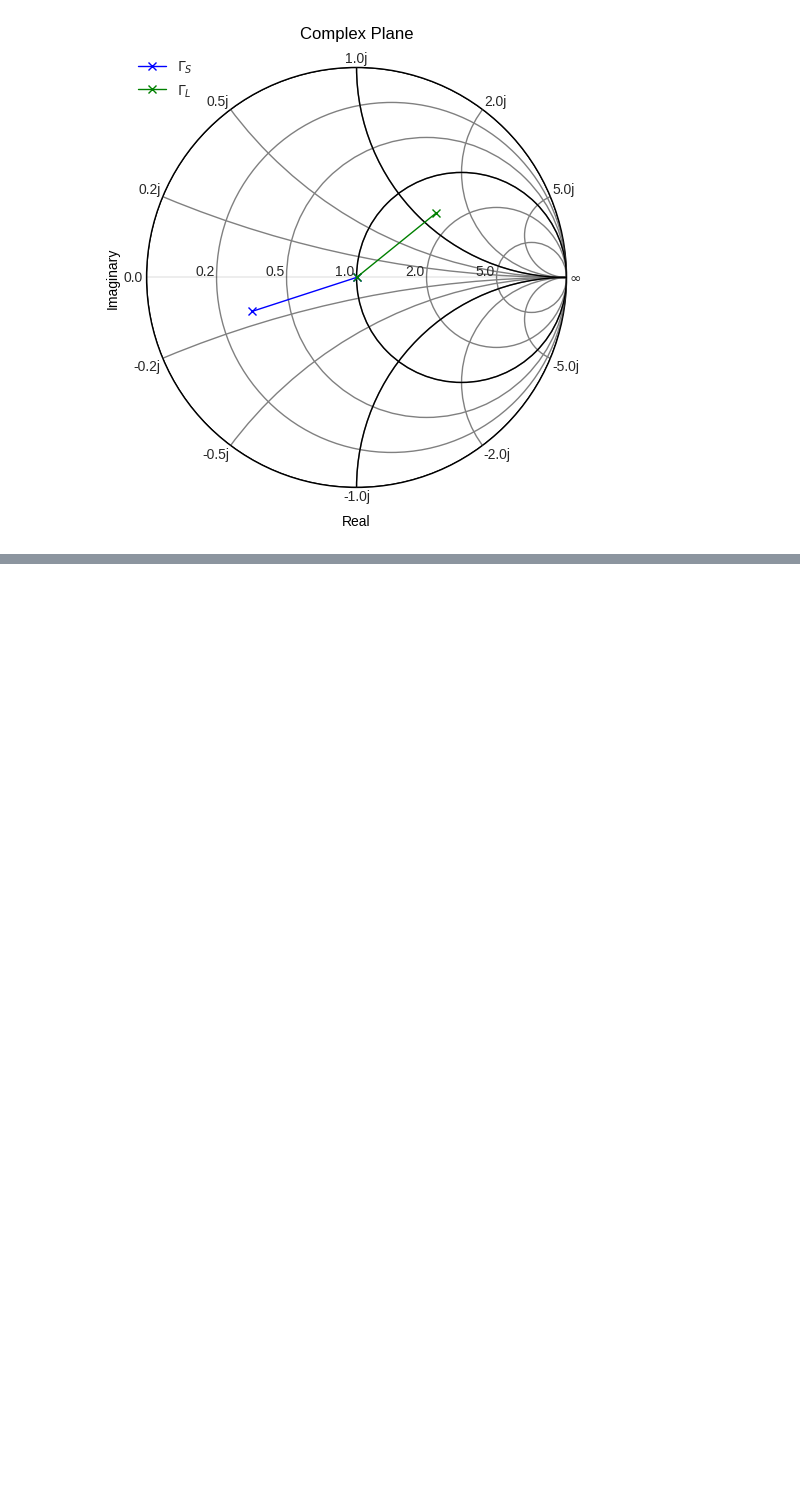
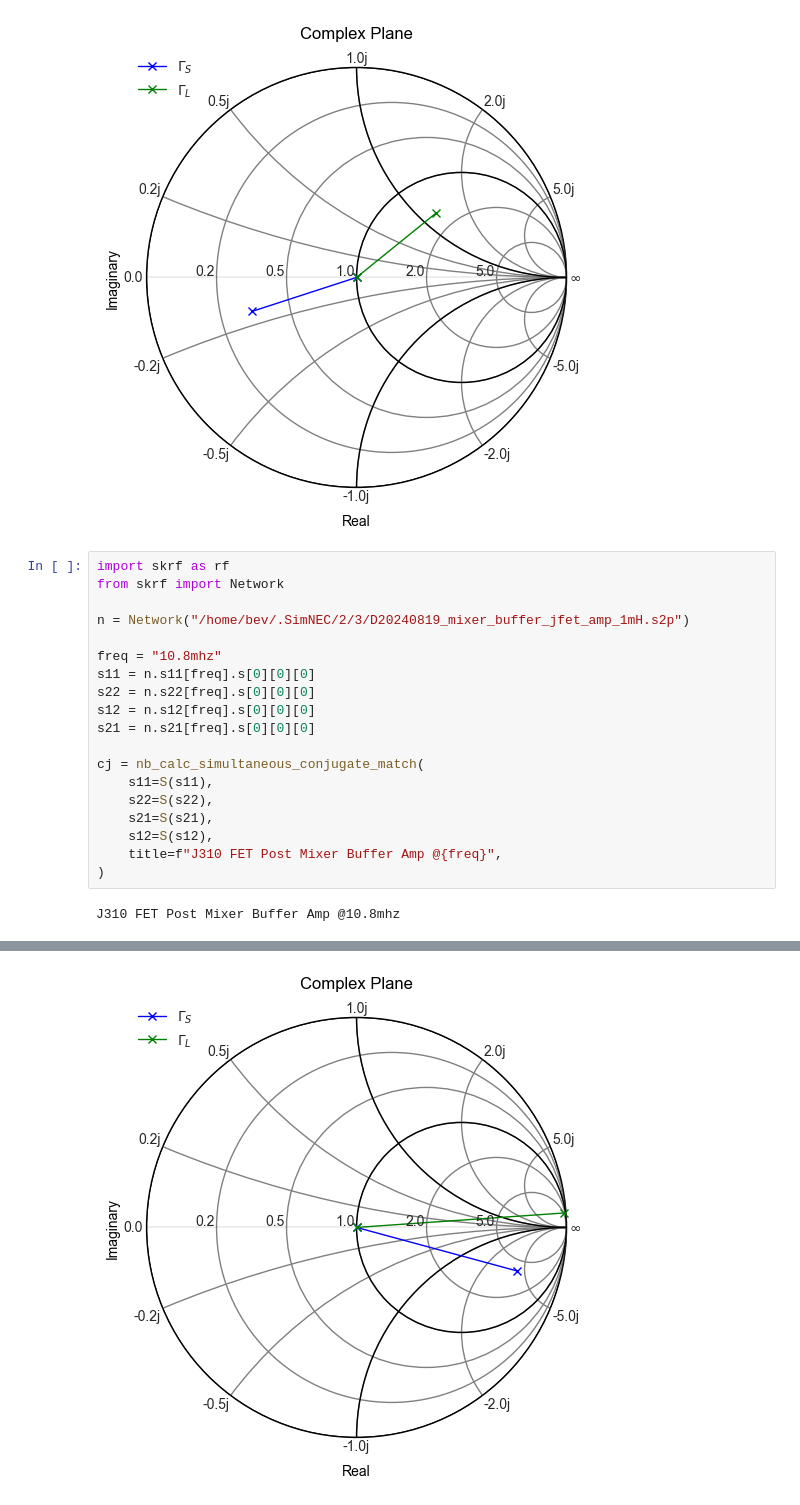
Before and after one commit to M0YCX/ycx_rf_notebooks, a Jupyter notebook: Amplifiers/s_params/simultaneous_conjugate_match.ipynb, the cells around one changed output, grey strips where cells are left out. Drawn from its saved outputs; the diff is of its cells as text; blank space fills up the shorter version.

```diff
--- a/Amplifiers/s_params/simultaneous_conjugate_match.ipynb
+++ b/Amplifiers/s_params/simultaneous_conjugate_match.ipynb
@@ -39,3 +39,24 @@ Test Example
 | Transducer Gain: |  |  |
 | Gain | 16.1 dB |
 [figure]
+# %%
+import skrf as rf
+from skrf import Network
+
+n = Network("/home/bev/.SimNEC/2/3/D20240819_mixer_buffer_jfet_amp_1mH.s2p")
+
+freq = "10.8mhz"
+s11 = n.s11[freq].s[0][0][0]
+s22 = n.s22[freq].s[0][0][0]
+s12 = n.s12[freq].s[0][0][0]
+s21 = n.s21[freq].s[0][0][0]
+
+cj = nb_calc_simultaneous_conjugate_match(
+    s11=S(s11),
+    s22=S(s22),
+    s21=S(s21),
+    s12=S(s12),
+    title=f"J310 FET Post Mixer Buffer Amp @{freq}",
+)
+# %% [output]
+J310 FET Post Mixer Buffer Amp @10.8mhz
@@ -41,0 +79 @@ Test Example
+[figure, added]
```
Also changed, not shown: parts of 1 cell of this notebook, 1 other file.
